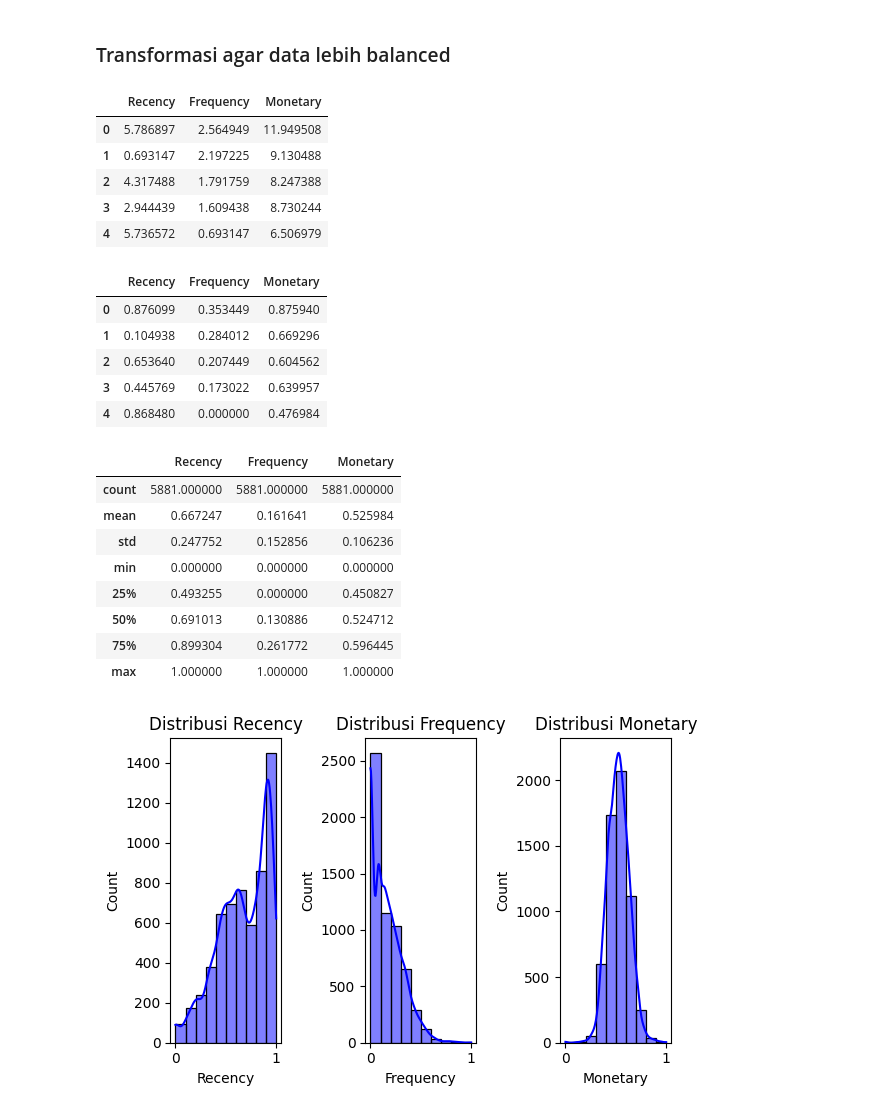
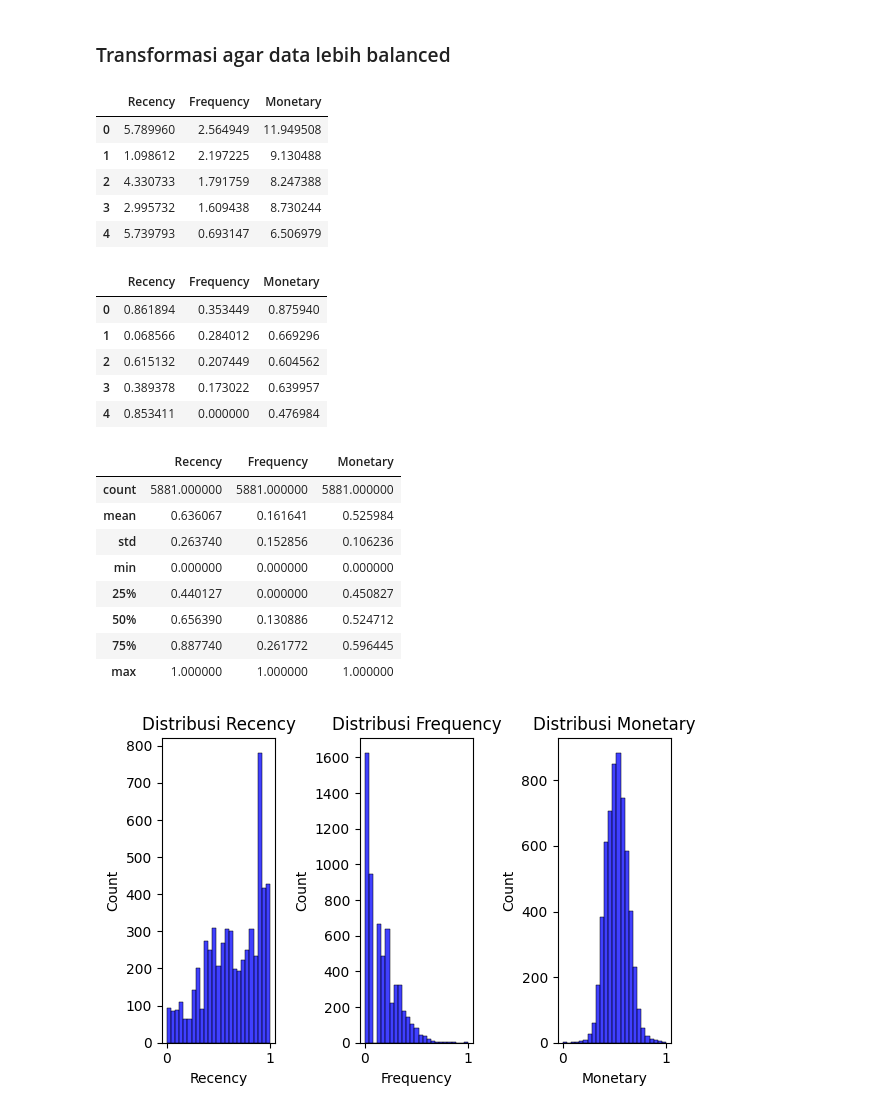
Before and after one commit to ShiftorTheOrca/asah-capstone, a Jupyter notebook: Asah_Fetch_A25_CS328.ipynb, the cells around one changed output. Cells and saved outputs as stored; diff of their text form; code cells hidden in the pictures.

```diff
--- a/Asah_Fetch_A25_CS328.ipynb
+++ b/Asah_Fetch_A25_CS328.ipynb
@@ -155,7 +161,7 @@ plt.figure(figsize=(6, 4))
 
 for i, column in enumerate(column_display, 1):
   plt.subplot(1, 2, i)
-  sns.histplot(df_all[column], bins=10, kde=True, color='blue')
+  sns.histplot(df_all[column], bins=25, color='blue')
   plt.title(f'Distribusi {column}')
 plt.tight_layout()
 plt.show()
@@ -278,3 +283,13 @@ df_clean
 | 541894 | 581587 | 22631 | CIRCUS PARADE LUNCH BOX | 12 | 2011-12-09 12:50:00 | 1.95 | 12680 | France |
 | 1067370 | 581587 | POST | POSTAGE | 1 | 2011-12-09 12:50:00 | 18.00 | 12680 | France |
 1172227 rows × 8 columns
+# %%
+column_display = ['Quantity', 'Price']
+plt.figure(figsize=(6, 4))
+
+for i, column in enumerate(column_display, 1):
+  plt.subplot(1, 2, i)
+  sns.histplot(df_clean[column], bins=25, color='blue')
+  plt.title(f'Distribusi {column}')
+plt.tight_layout()
+plt.show()
@@ -299,8 +316,9 @@ df_clean.head(3)
 | 6 | 489434 | 21871 | SAVE THE PLANET MUG | 24 | 2009-12-01 07:45:00 | 1.25 | 13085 | United Kingdom | 30.0 |
 # %%
 # Asumsi data diambil pada saat entri data terakhir
-tgl_pengambilan = df_clean['InvoiceDate'].max()
+tgl_pengambilan = df_clean['InvoiceDate'].max() + pd.Timedelta(days=1)
 
+# Mengelompokkan data berdasarkan customer dan buat kolom baru untuk R, F, dan M
 df_rfm = df_clean.groupby('CustomerID').agg(
   Recency=('InvoiceDate', lambda x: (tgl_pengambilan - x.max()).days),
   Frequency=('Invoice', 'nunique'),
@@ -339,7 +357,7 @@ plt.figure(figsize=(6, 4))
 
 for i, column in enumerate(column, 1):
   plt.subplot(1, 3, i)
-  sns.histplot(df_rfm[column], bins=10, kde=True, color='blue')
+  sns.histplot(df_rfm[column], bins=25, color='blue')
   plt.title(f'Distribusi {column}')
 plt.tight_layout()
 plt.show()
@@ -353,11 +371,11 @@ df_rfm_log = df_rfm[['Recency', 'Frequency', 'Monetary']].apply(np.log1p, axis=1
 df_rfm_log.head()
 # %% [output]
 |  | Recency | Frequency | Monetary |
-| 0 | 5.786897 | 2.564949 | 11.949508 |
-| 1 | 0.693147 | 2.197225 | 9.130488 |
-| 2 | 4.317488 | 1.791759 | 8.247388 |
-| 3 | 2.944439 | 1.609438 | 8.730244 |
-| 4 | 5.736572 | 0.693147 | 6.506979 |
+| 0 | 5.789960 | 2.564949 | 11.949508 |
+| 1 | 1.098612 | 2.197225 | 9.130488 |
+| 2 | 4.330733 | 1.791759 | 8.247388 |
+| 3 | 2.995732 | 1.609438 | 8.730244 |
+| 4 | 5.739793 | 0.693147 | 6.506979 |
 # %%
 # Standarisasi data
 scaler = MinMaxScaler()
@@ -367,32 +385,32 @@ df_rfm_minmax = pd.DataFrame(rfm_minmax, columns=['Recency', 'Frequency', 'Monet
 df_rfm_minmax.head()
 # %% [output]
 |  | Recency | Frequency | Monetary |
-| 0 | 0.876099 | 0.353449 | 0.875940 |
-| 1 | 0.104938 | 0.284012 | 0.669296 |
-| 2 | 0.653640 | 0.207449 | 0.604562 |
-| 3 | 0.445769 | 0.173022 | 0.639957 |
-| 4 | 0.868480 | 0.000000 | 0.476984 |
+| 0 | 0.861894 | 0.353449 | 0.875940 |
+| 1 | 0.068566 | 0.284012 | 0.669296 |
+| 2 | 0.615132 | 0.207449 | 0.604562 |
+| 3 | 0.389378 | 0.173022 | 0.639957 |
+| 4 | 0.853411 | 0.000000 | 0.476984 |
 # %%
 df_rfm_minmax.describe()
 # %% [output]
 |  | Recency | Frequency | Monetary |
 | count | 5881.000000 | 5881.000000 | 5881.000000 |
-| mean | 0.667247 | 0.161641 | 0.525984 |
-| std | 0.247752 | 0.152856 | 0.106236 |
+| mean | 0.636067 | 0.161641 | 0.525984 |
+| std | 0.263740 | 0.152856 | 0.106236 |
 | min | 0.000000 | 0.000000 | 0.000000 |
-| 25% | 0.493255 | 0.000000 | 0.450827 |
-| 50% | 0.691013 | 0.130886 | 0.524712 |
-| 75% | 0.899304 | 0.261772 | 0.596445 |
+| 25% | 0.440127 | 0.000000 | 0.450827 |
+| 50% | 0.656390 | 0.130886 | 0.524712 |
+| 75% | 0.887740 | 0.261772 | 0.596445 |
 | max | 1.000000 | 1.000000 | 1.000000 |
 # %%
 column = ['Recency', 'Frequency', 'Monetary']
 plt.figure(figsize=(6, 4))
 
 for i, column in enumerate(column, 1):
   plt.subplot(1, 3, i)
-  sns.histplot(df_rfm_minmax[column], bins=10, kde=True, color='blue')
+  sns.histplot(df_rfm_minmax[column], bins=25, color='blue')
   plt.title(f'Distribusi {column}')
 plt.tight_layout()
 plt.show()
 # %% [output]
-[figure, old version]
+[figure, new version]
```
Also changed, not shown: parts of 15 cells of this notebook.
